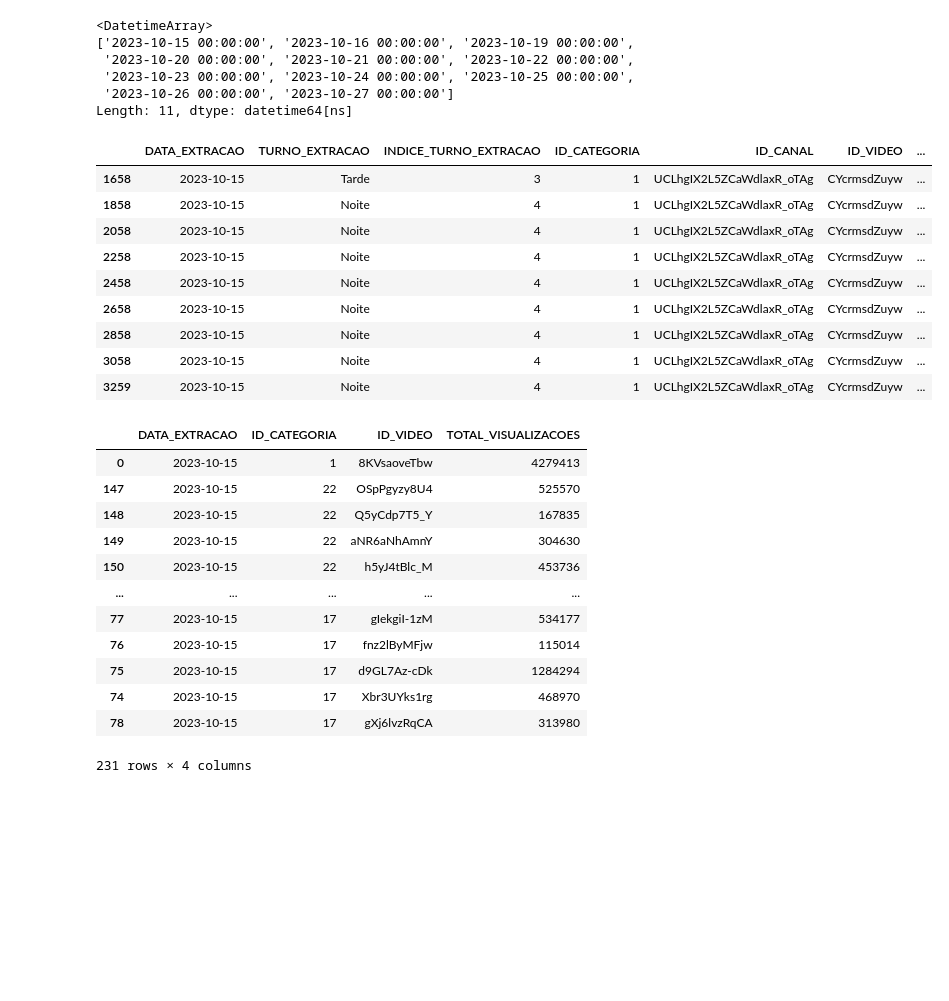
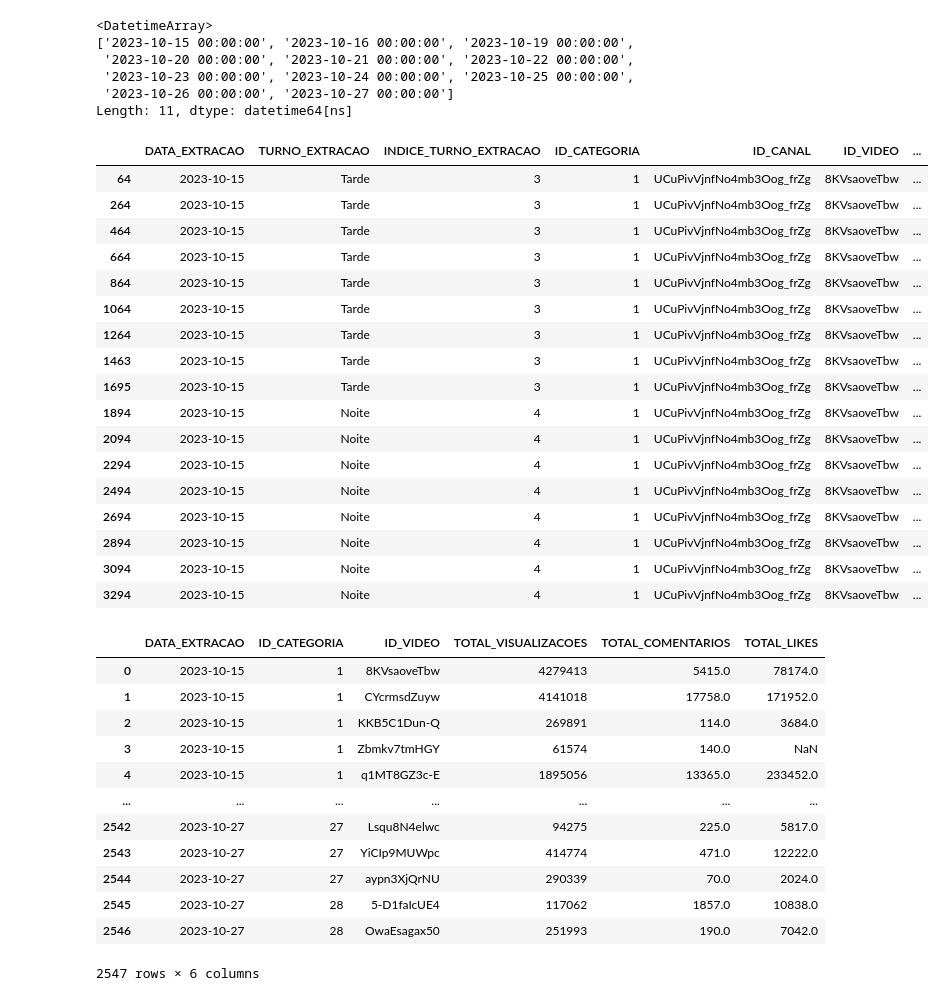
Before and after one commit to rodrigorocha1/analise_dados_youtube, a Jupyter notebook: notebooks/etl_trends.ipynb, the cells around one changed output. Saved outputs shown, nothing was run; the diff lists cells and outputs as text; code cells hidden in the pictures; blank space fills up the shorter version.

Commit message:
categoria populares

```diff
--- a/notebooks/etl_trends.ipynb
+++ b/notebooks/etl_trends.ipynb
@@ -224,35 +228,45 @@ Length: 11, dtype: datetime64[ns]
 base_original = base_original.sort_values(by=['DATA_EXTRACAO', 'INDICE_TURNO_EXTRACAO', 'ID_CATEGORIA', 'ID_CANAL', 'ID_VIDEO'])
 # %%
 base_max = base_original[['DATA_EXTRACAO', 'TURNO_EXTRACAO','INDICE_TURNO_EXTRACAO', 'ID_CATEGORIA', 'ID_CANAL', 'ID_VIDEO', 'TOTAL_VISUALIZACOES']]
-base_max.query('ID_VIDEO == "CYcrmsdZuyw" and DATA_EXTRACAO == "2023-10-15" ').sort_values(by=['DATA_EXTRACAO', 'INDICE_TURNO_EXTRACAO'])
+base_max.query('ID_VIDEO == "8KVsaoveTbw" and DATA_EXTRACAO == "2023-10-15" ').sort_values(by=['DATA_EXTRACAO', 'INDICE_TURNO_EXTRACAO'])
 # %% [output]
 |  | DATA_EXTRACAO | TURNO_EXTRACAO | INDICE_TURNO_EXTRACAO | ID_CATEGORIA | ID_CANAL | ID_VIDEO | ... |
-| 1658 | 2023-10-15 | Tarde | 3 | 1 | UCLhgIX2L5ZCaWdlaxR_oTAg | CYcrmsdZuyw | ... |
-| 1858 | 2023-10-15 | Noite | 4 | 1 | UCLhgIX2L5ZCaWdlaxR_oTAg | CYcrmsdZuyw | ... |
-| 2058 | 2023-10-15 | Noite | 4 | 1 | UCLhgIX2L5ZCaWdlaxR_oTAg | CYcrmsdZuyw | ... |
-| 2258 | 2023-10-15 | Noite | 4 | 1 | UCLhgIX2L5ZCaWdlaxR_oTAg | CYcrmsdZuyw | ... |
-| 2458 | 2023-10-15 | Noite | 4 | 1 | UCLhgIX2L5ZCaWdlaxR_oTAg | CYcrmsdZuyw | ... |
-| 2658 | 2023-10-15 | Noite | 4 | 1 | UCLhgIX2L5ZCaWdlaxR_oTAg | CYcrmsdZuyw | ... |
-| 2858 | 2023-10-15 | Noite | 4 | 1 | UCLhgIX2L5ZCaWdlaxR_oTAg | CYcrmsdZuyw | ... |
-| 3058 | 2023-10-15 | Noite | 4 | 1 | UCLhgIX2L5ZCaWdlaxR_oTAg | CYcrmsdZuyw | ... |
-| 3259 | 2023-10-15 | Noite | 4 | 1 | UCLhgIX2L5ZCaWdlaxR_oTAg | CYcrmsdZuyw | ... |
+| 64 | 2023-10-15 | Tarde | 3 | 1 | UCuPivVjnfNo4mb3Oog_frZg | 8KVsaoveTbw | ... |
+| 264 | 2023-10-15 | Tarde | 3 | 1 | UCuPivVjnfNo4mb3Oog_frZg | 8KVsaoveTbw | ... |
+| 464 | 2023-10-15 | Tarde | 3 | 1 | UCuPivVjnfNo4mb3Oog_frZg | 8KVsaoveTbw | ... |
+| 664 | 2023-10-15 | Tarde | 3 | 1 | UCuPivVjnfNo4mb3Oog_frZg | 8KVsaoveTbw | ... |
+| 864 | 2023-10-15 | Tarde | 3 | 1 | UCuPivVjnfNo4mb3Oog_frZg | 8KVsaoveTbw | ... |
+| 1064 | 2023-10-15 | Tarde | 3 | 1 | UCuPivVjnfNo4mb3Oog_frZg | 8KVsaoveTbw | ... |
+| 1264 | 2023-10-15 | Tarde | 3 | 1 | UCuPivVjnfNo4mb3Oog_frZg | 8KVsaoveTbw | ... |
+| 1463 | 2023-10-15 | Tarde | 3 | 1 | UCuPivVjnfNo4mb3Oog_frZg | 8KVsaoveTbw | ... |
+| 1695 | 2023-10-15 | Tarde | 3 | 1 | UCuPivVjnfNo4mb3Oog_frZg | 8KVsaoveTbw | ... |
+| 1894 | 2023-10-15 | Noite | 4 | 1 | UCuPivVjnfNo4mb3Oog_frZg | 8KVsaoveTbw | ... |
+| 2094 | 2023-10-15 | Noite | 4 | 1 | UCuPivVjnfNo4mb3Oog_frZg | 8KVsaoveTbw | ... |
+| 2294 | 2023-10-15 | Noite | 4 | 1 | UCuPivVjnfNo4mb3Oog_frZg | 8KVsaoveTbw | ... |
+| 2494 | 2023-10-15 | Noite | 4 | 1 | UCuPivVjnfNo4mb3Oog_frZg | 8KVsaoveTbw | ... |
+| 2694 | 2023-10-15 | Noite | 4 | 1 | UCuPivVjnfNo4mb3Oog_frZg | 8KVsaoveTbw | ... |
+| 2894 | 2023-10-15 | Noite | 4 | 1 | UCuPivVjnfNo4mb3Oog_frZg | 8KVsaoveTbw | ... |
+| 3094 | 2023-10-15 | Noite | 4 | 1 | UCuPivVjnfNo4mb3Oog_frZg | 8KVsaoveTbw | ... |
+| 3294 | 2023-10-15 | Noite | 4 | 1 | UCuPivVjnfNo4mb3Oog_frZg | 8KVsaoveTbw | ... |
 # %%
 base_max = base_original.groupby(['DATA_EXTRACAO' ,'ID_CATEGORIA', 'ID_VIDEO']).agg(
     TOTAL_VISUALIZACOES=('TOTAL_VISUALIZACOES', 'max'),
+    TOTAL_COMENTARIOS=('TOTAL_COMENTARIOS', 'max'),
+    TOTAL_LIKES=('TOTAL_LIKES', 'max'),
 
-).reset_index().sort_values(by=['DATA_EXTRACAO']).query('DATA_EXTRACAO == "2023-10-15"')
+).reset_index().sort_values(by=['DATA_EXTRACAO', 'ID_CATEGORIA'])
 base_max
 # %% [output]
-|  | DATA_EXTRACAO | ID_CATEGORIA | ID_VIDEO | TOTAL_VISUALIZACOES |
-| 0 | 2023-10-15 | 1 | 8KVsaoveTbw | 4279413 |
-| 147 | 2023-10-15 | 22 | OSpPgyzy8U4 | 525570 |
-| 148 | 2023-10-15 | 22 | Q5yCdp7T5_Y | 167835 |
-| 149 | 2023-10-15 | 22 | aNR6aNhAmnY | 304630 |
-| 150 | 2023-10-15 | 22 | h5yJ4tBlc_M | 453736 |
-| ... | ... | ... | ... | ... |
-| 77 | 2023-10-15 | 17 | gIekgiI-1zM | 534177 |
-| 76 | 2023-10-15 | 17 | fnz2lByMFjw | 115014 |
-| 75 | 2023-10-15 | 17 | d9GL7Az-cDk | 1284294 |
-| 74 | 2023-10-15 | 17 | Xbr3UYks1rg | 468970 |
-| 78 | 2023-10-15 | 17 | gXj6lvzRqCA | 313980 |
+|  | DATA_EXTRACAO | ID_CATEGORIA | ID_VIDEO | TOTAL_VISUALIZACOES | TOTAL_COMENTARIOS | TOTAL_LIKES |
+| 0 | 2023-10-15 | 1 | 8KVsaoveTbw | 4279413 | 5415.0 | 78174.0 |
+| 1 | 2023-10-15 | 1 | CYcrmsdZuyw | 4141018 | 17758.0 | 171952.0 |
+| 2 | 2023-10-15 | 1 | KKB5C1Dun-Q | 269891 | 114.0 | 3684.0 |
+| 3 | 2023-10-15 | 1 | Zbmkv7tmHGY | 61574 | 140.0 | NaN |
+| 4 | 2023-10-15 | 1 | q1MT8GZ3c-E | 1895056 | 13365.0 | 233452.0 |
+| ... | ... | ... | ... | ... | ... | ... |
+| 2542 | 2023-10-27 | 27 | Lsqu8N4elwc | 94275 | 225.0 | 5817.0 |
+| 2543 | 2023-10-27 | 27 | YiCIp9MUWpc | 414774 | 471.0 | 12222.0 |
+| 2544 | 2023-10-27 | 27 | aypn3XjQrNU | 290339 | 70.0 | 2024.0 |
+| 2545 | 2023-10-27 | 28 | 5-D1faIcUE4 | 117062 | 1857.0 | 10838.0 |
+| 2546 | 2023-10-27 | 28 | OwaEsagax50 | 251993 | 190.0 | 7042.0 |
-231 rows × 4 columns
+2547 rows × 6 columns
```
Also changed, not shown: parts of 15 cells of this notebook.
